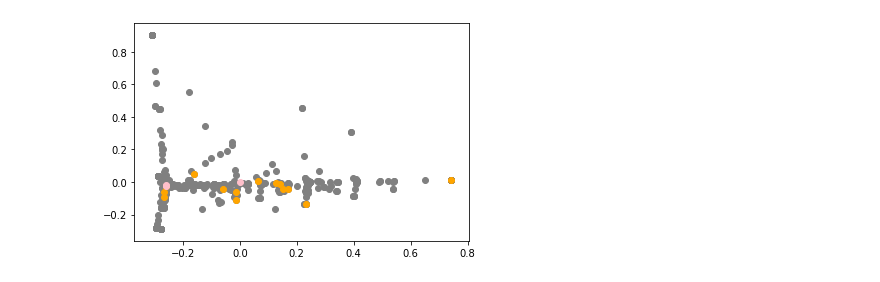
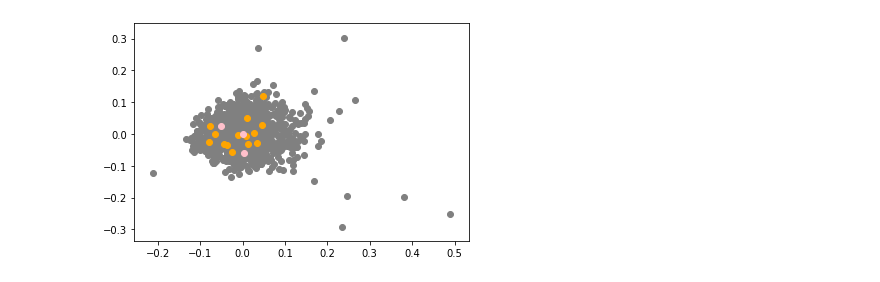
Before and after one commit to boudartjj/ai_basics, a Jupyter notebook: Word2Vec-DRAFT.ipynb, the cells around one changed output. Saved outputs shown, nothing was run; the diff lists cells and outputs as text; code cells hidden in the pictures.

```diff
--- a/Word2Vec-DRAFT.ipynb
+++ b/Word2Vec-DRAFT.ipynb
@@ -37,7 +37,7 @@ mean = np.mean(list(tmp_dictionary.values()))
 stdev = np.std(list(tmp_dictionary.values()))
 
 for word in tmp_dictionary:
-    if tmp_dictionary[word] > 10 and len(word) > 1 and not word.isnumeric():
+    if tmp_dictionary[word] > 5 and not word.isnumeric():
         dictionary.append(word)
 
 print(len(dictionary))
@@ -49,21 +49,23 @@ print(len(dictionary))
 tmp_vector_dimensions = {}
 vector_dimensions = []
 for i in range (0, len(sentences)):
+    print(str(i) + " - " + sentences[i])
     words = sentences[i].split(" ")
-    word_m1 = ''
-    word_m2 = ''
+    word_m1 = 'X'
+    word_m2 = 'X'
     for i in range(0, len(words)):
         word = words[i]
         if word in dictionary:
-            word_p1 = ''
-            word_p2 = ''
+            word_p1 = 'X'
+            word_p2 = 'X'
             if i < len(words) - 1: word_p1 = words[i + 1]
-            if i < len(words) - 2: word_p2 = words[i + 2]
+            #if i < len(words) - 2: word_p2 = words[i + 2]
             dimension = word_m2 + "_" + word_m1 + "_XXX_" + word_p1 + "_" + word_p2
+            print("    - " + word + ": " + dimension)
             if dimension not in tmp_vector_dimensions:
                 tmp_vector_dimensions[dimension] = 0
             tmp_vector_dimensions[dimension] += 1
-            word_m2 = word_m1
+            #word_m2 = word_m1
             word_m1 = word
 
 plt.plot(list(tmp_vector_dimensions.values()))
@@ -76,7 +78,7 @@ stdev = np.std(list(tmp_vector_dimensions.values()))
 print(str(mean) + " - " + str(stdev))
 
 for dimension in tmp_vector_dimensions:
-    if tmp_vector_dimensions[dimension] > 2 and tmp_vector_dimensions[dimension] < 2000:
+    if tmp_vector_dimensions[dimension] > 5 and tmp_vector_dimensions[dimension] < 2000:
         vector_dimensions.append(dimension)
 
 print(len(vector_dimensions))
@@ -91,27 +110,27 @@ words_vector_dict = []
 
 for i in range (0, len(sentences)):
     words = sentences[i].split(" ")
-    word_m1 = ''
-    word_m2 = ''
+    word_m1 = 'X'
+    word_m2 = 'X'
     for i in range(0, len(words)):
         word = words[i]
         if word in dictionary:
-            word_p1 = ''
-            word_p2 = ''
+            word_p1 = 'X'
+            word_p2 = 'X'
             if i < len(words) - 1: word_p1 = words[i + 1]
-            if i < len(words) - 2: word_p2 = words[i + 2]
+            #if i < len(words) - 2: word_p2 = words[i + 2]
             dimension = word_m2 + "_" + word_m1 + "_XXX_" + word_p1 + "_" + word_p2
             if dimension in vector_dimensions:
                 if word not in words_vector_dict:
                     words_vector_dict.append(word)
                 words_vector[words_vector_dict.index(word), vector_dimensions.index(dimension)] += 1
-                word_m2 = word_m1
+                #word_m2 = word_m1
                 word_m1 = word
 
 # remove all empty rows
 words_vector = words_vector[~np.all(words_vector == 0, axis=1)]
 
 #normalize
-words_vector = normalize(words_vector, axis=1, norm='l1')
+#words_vector = normalize(words_vector, axis=1, norm='l1')
 #pca = PCA(n_components = 10)
 #words_vector = pca.fit_transform(words_vector)
@@ -151,5 +170,5 @@ model.compile(optimizer=optimizers.Adam(0.01), loss='MSE', metrics=['accuracy'])
 # input = words_vector
 # output = dictionary
 # xxx = middle layer
-model.fit(words_vector, np.identity(words_vector.shape[0]), epochs=150, batch_size=32)
+model.fit(words_vector, np.identity(words_vector.shape[0]), epochs=20, batch_size=32)
 # %% [output]
@@ -184,35 +199,39 @@ vector_2D = pca.fit_transform(words_vector)
 # %%
+# redude dimensions to 2D (for display)
+pca = PCA(n_components = 2)
+vector_2D = pca.fit_transform(ml_weights)
+
 #plot data
 plt.scatter(vector_2D[:,0], vector_2D[:,1], c="grey")
 
 # animals group 1 - orange
 data_sample = np.zeros((14, 2))
 data_sample[0] = vector_2D[words_vector_dict.index("rat")]
 data_sample[1] = vector_2D[words_vector_dict.index("rabbit")]
 data_sample[2] = vector_2D[words_vector_dict.index("mouse")]
 data_sample[3] = vector_2D[words_vector_dict.index("wolf")]
 data_sample[4] = vector_2D[words_vector_dict.index("bat")]
 data_sample[5] = vector_2D[words_vector_dict.index("deer")]
 data_sample[6] = vector_2D[words_vector_dict.index("fox")]
 data_sample[7] = vector_2D[words_vector_dict.index("cat")]
 data_sample[8] = vector_2D[words_vector_dict.index("dog")]
 data_sample[9] = vector_2D[words_vector_dict.index("birds")]
 data_sample[10] = vector_2D[words_vector_dict.index("fish")]
 data_sample[11] = vector_2D[words_vector_dict.index("seal")]
 data_sample[12] = vector_2D[words_vector_dict.index("chipmunk")]
 data_sample[13] = vector_2D[words_vector_dict.index("squirrel")]
 plt.scatter(data_sample[:,0], data_sample[:,1], c="orange")
 
 # animals group 2 - pink
 data_sample = np.zeros((3, 2))
 #data_sample[0] = vector_2D[words_vector_dict.index("coyote")]
 data_sample[1] = vector_2D[words_vector_dict.index("beaver")]
 data_sample[2] = vector_2D[words_vector_dict.index("bighorn")]
 plt.scatter(data_sample[:,0], data_sample[:,1], c="pink")
 
 plt.show()
 # %% [output]
-[figure, old version]
+[figure, new version]
 # %%
 # compute distance matric
 dist_matrix = sklearn.metrics.pairwise.euclidean_distances(ml_weights)
```
Also changed, not shown: parts of 11 cells of this notebook, 1 other file.
